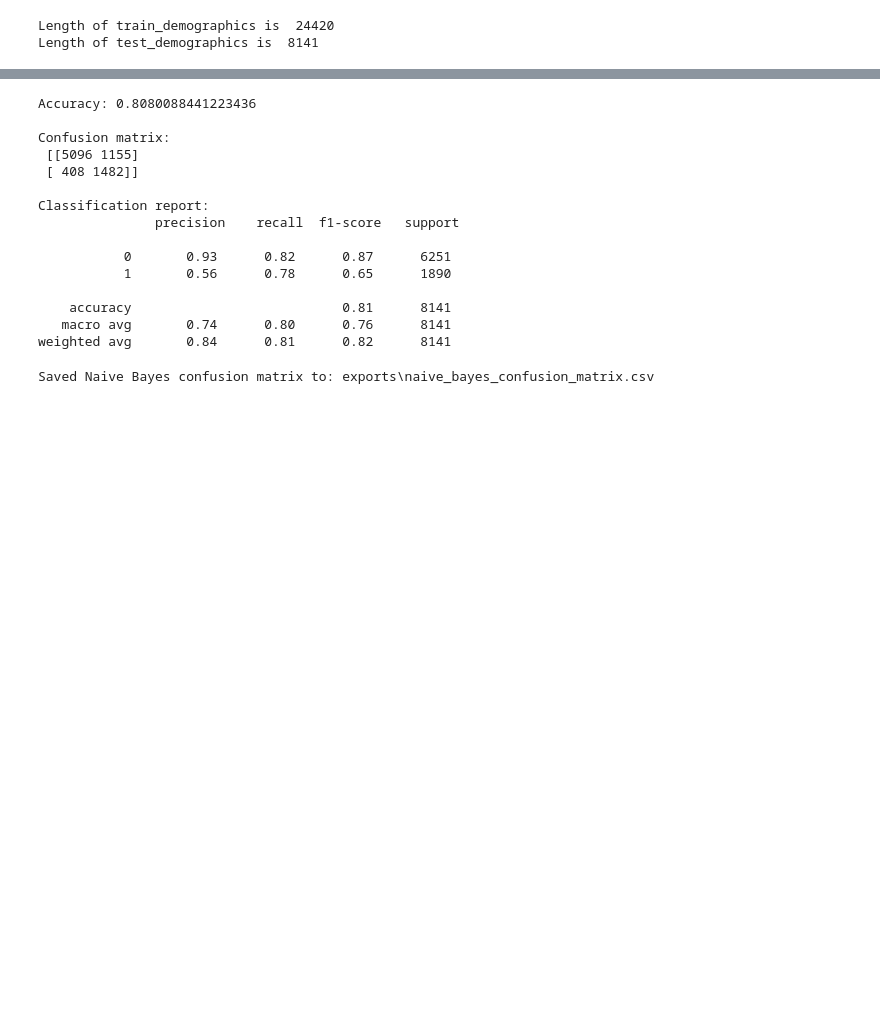
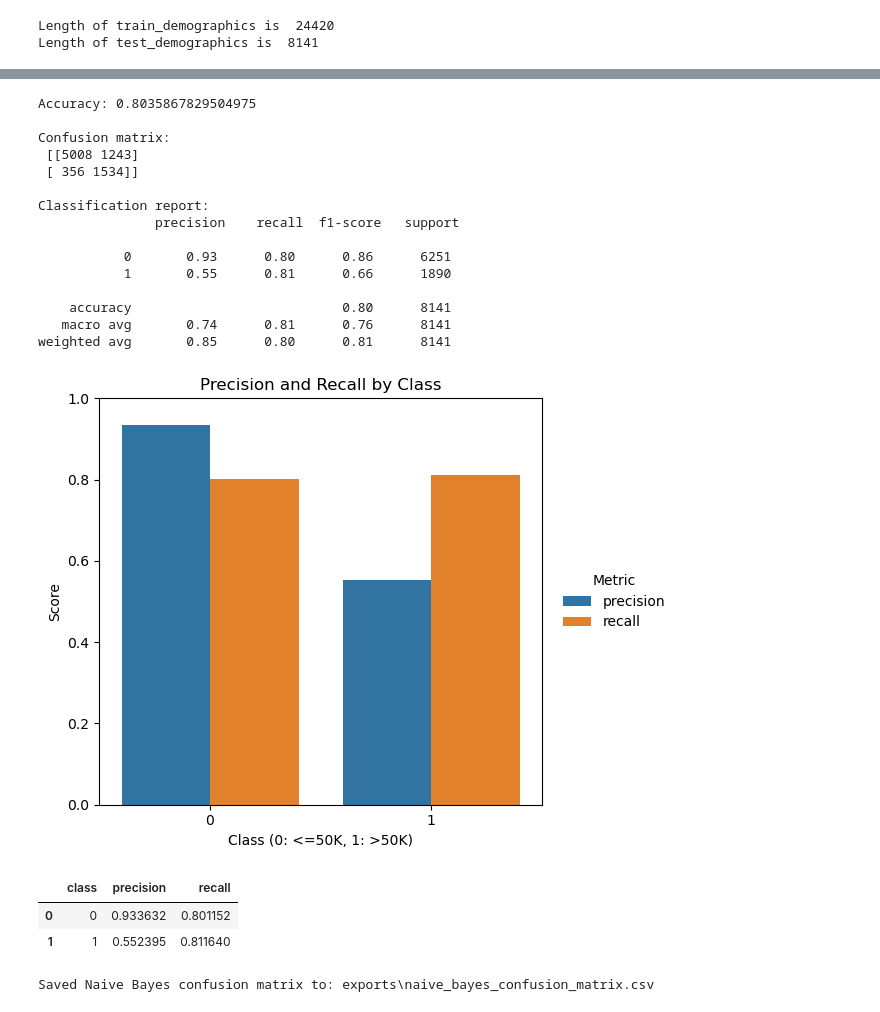
Before and after one commit to Hlpred2/MATH_3180_Project_1, a Jupyter notebook: Naive_Bayes.ipynb, the cells around one changed output, grey strips where cells are left out. Cells and saved outputs as stored; diff of their text form; code cells hidden in the pictures; blank space fills up the shorter version.

```diff
--- a/Naive_Bayes.ipynb
+++ b/Naive_Bayes.ipynb
@@ -28,7 +28,7 @@ AdultPreprocessConfig = adult_preprocessing.AdultPreprocessConfig
 
 config = AdultPreprocessConfig(
     data_path="census+income/adult.data",
-    continuous_mode="both",  # choose: "raw", "binned", or "both"
+    continuous_mode="binned",  # choose: "raw", "binned", or "both"
 )
 preprocessor = AdultIncomePreprocessor(config)
 
@@ -69,5 +179,5 @@ Length of test_demographics is  8141
 # %%
-vectorizer = CountVectorizer(max_features=100,binary=True,stop_words='english')
+vectorizer = CountVectorizer(max_features=100)
 V = vectorizer.fit(train_demographics)
 X = V.transform(train_demographics)
 train_y = np.array(train_income)
@@ -102,21 +213,60 @@ print("Accuracy:", accuracy_score(y_test, y_pred))
 print("\nConfusion matrix:\n", confusion_matrix(y_test, y_pred))
 print("\nClassification report:\n", classification_report(y_test, y_pred))
 # %% [output]
-Accuracy: 0.8080088441223436
+Accuracy: 0.8035867829504975
 
 Confusion matrix:
- [[5096 1155]
- [ 408 1482]]
+ [[5008 1243]
+ [ 356 1534]]
 
 Classification report:
                precision    recall  f1-score   support
 
-           0       0.93      0.82      0.87      6251
-           1       0.56      0.78      0.65      1890
+           0       0.93      0.80      0.86      6251
+           1       0.55      0.81      0.66      1890
 
-    accuracy                           0.81      8141
-   macro avg       0.74      0.80      0.76      8141
-weighted avg       0.84      0.81      0.82      8141
+    accuracy                           0.80      8141
+   macro avg       0.74      0.81      0.76      8141
+weighted avg       0.85      0.80      0.81      8141
+# %%
+# Visualize precision and recall from the classification report.
+import pandas as pd
+import matplotlib.pyplot as plt
+import seaborn as sns
+from sklearn.metrics import classification_report
+
+report_dict = classification_report(y_test, y_pred, output_dict=True)
+report_df = pd.DataFrame(report_dict).T
+
+# Keep only class rows (exclude accuracy/macro avg/weighted avg).
+class_rows = [str(c) for c in sorted(set(y_test))]
+metrics_df = report_df.loc[class_rows, ["precision", "recall"]].reset_index()
+metrics_df = metrics_df.rename(columns={"index": "class"})
+metrics_long = metrics_df.melt(id_vars="class", var_name="metric", value_name="score")
+
+fig, ax = plt.subplots(figsize=(8, 5))
+sns.barplot(
+    data=metrics_long,
+    x="class",
+    y="score",
+    hue="metric",
+    palette=["#1f77b4", "#ff7f0e"],
+    ax=ax
+    )
+ax.set_ylim(0, 1)
+ax.set_title("Precision and Recall by Class")
+ax.set_xlabel("Class (0: <=50K, 1: >50K)")
+ax.set_ylabel("Score")
+ax.legend(title="Metric", loc="center left", bbox_to_anchor=(1.02, 0.5), frameon=False)
+fig.tight_layout(rect=[0, 0, 0.82, 1])
+plt.show()
+
+display(metrics_df)
+# %% [output]
+[figure, added]
+|  | class | precision | recall |
+| 0 | 0 | 0.933632 | 0.801152 |
+| 1 | 1 | 0.552395 | 0.811640 |
 # %%
 import os
 import matplotlib.pyplot as plt
```
Also changed, not shown: parts of 5 cells of this notebook, 6 other files.
